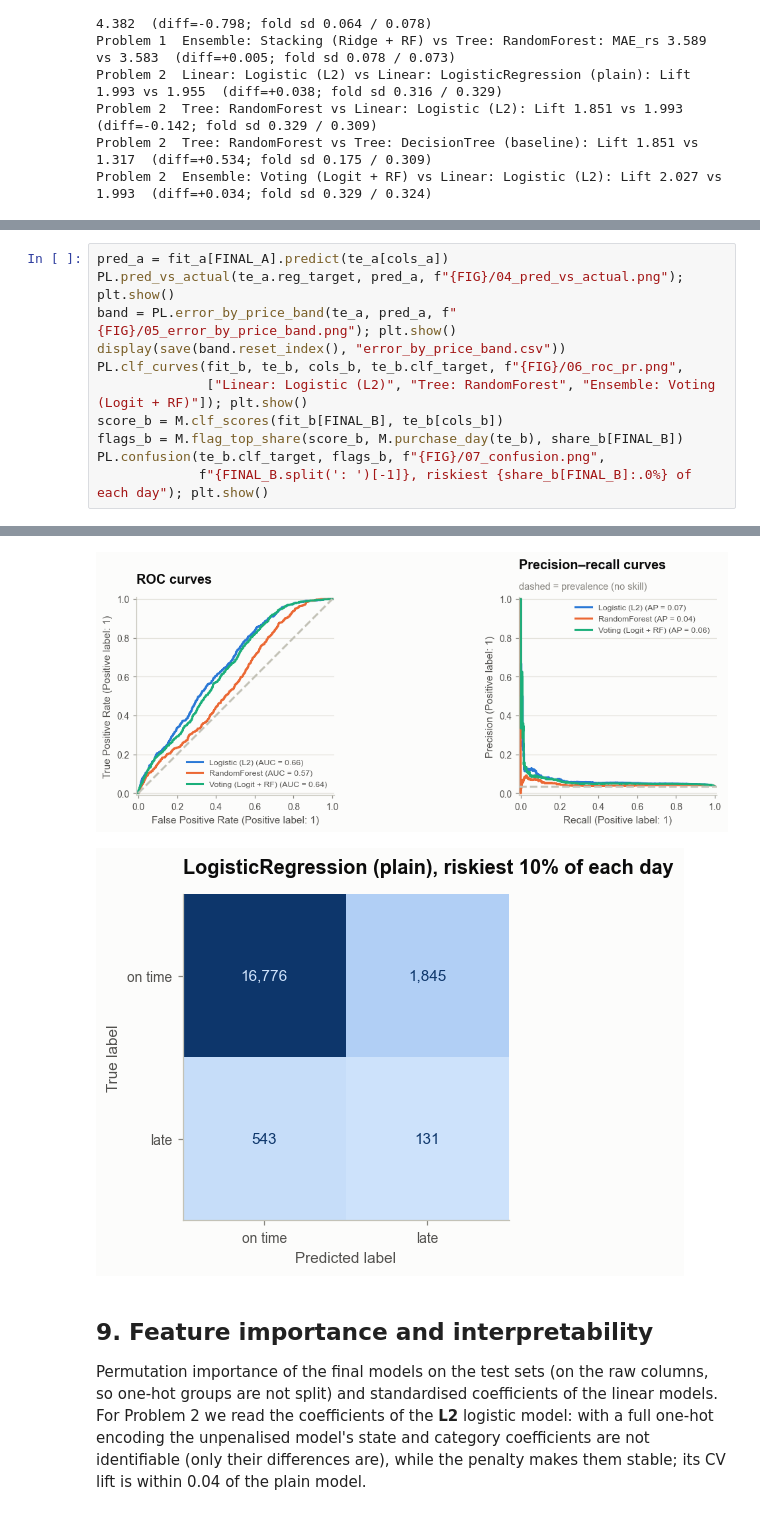
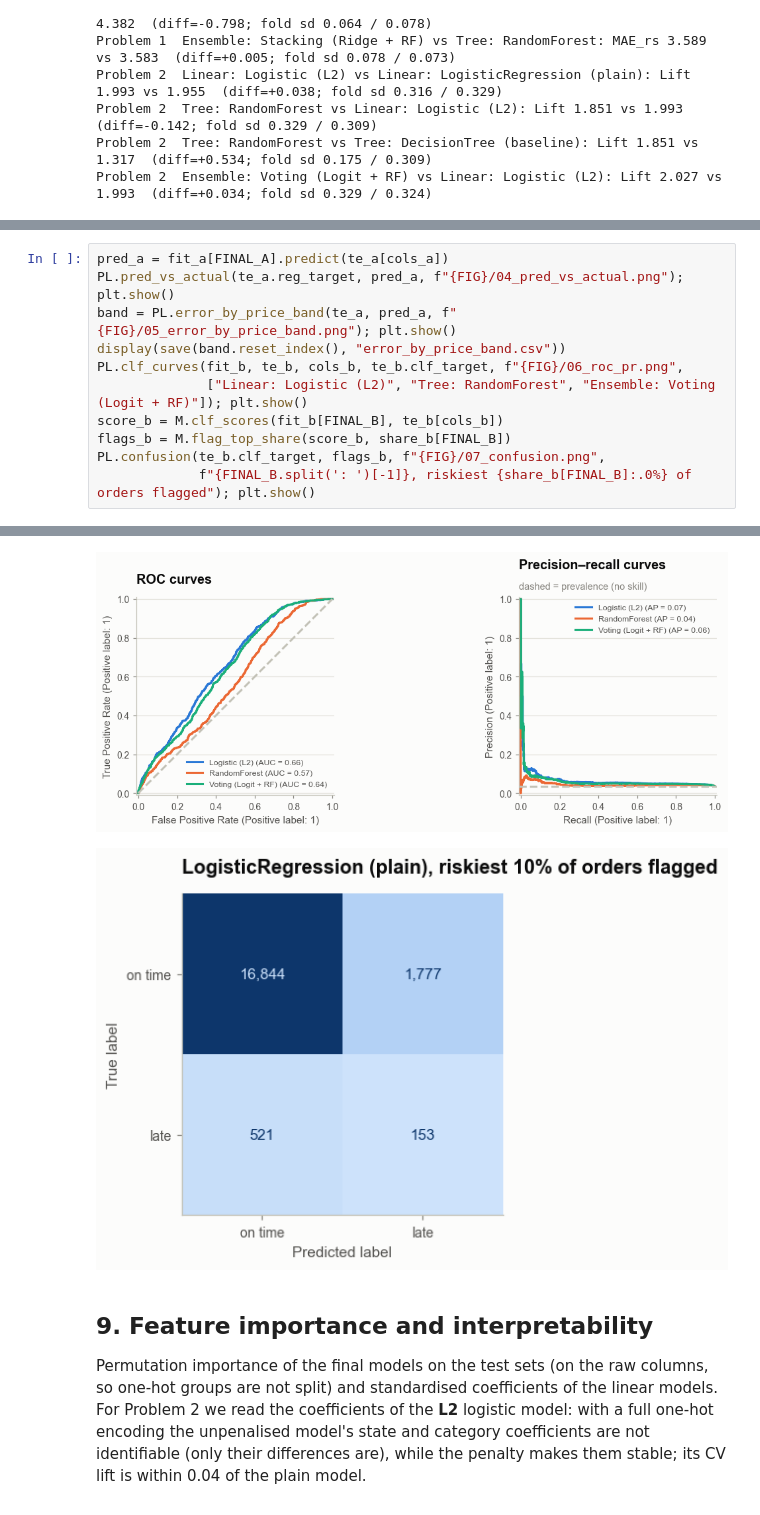
Before and after one commit to likeyou-ky/Team5_IT5006_Ecommerce_Analytics_AY2627Sem1, a Jupyter notebook: notebooks/Team5_Phase2_IT5006_AY2627Sem1.ipynb, the cells around one changed output, grey strips where cells are left out. Saved outputs shown, nothing was run; the diff lists cells and outputs as text.

```diff
--- a/notebooks/Team5_Phase2_IT5006_AY2627Sem1.ipynb
+++ b/notebooks/Team5_Phase2_IT5006_AY2627Sem1.ipynb
@@ -391,26 +383,26 @@ The four test windows (Section 10) agree: logistic models lead the forest in eve
 # %%
 pred_a = fit_a[FINAL_A].predict(te_a[cols_a])
 PL.pred_vs_actual(te_a.reg_target, pred_a, f"{FIG}/04_pred_vs_actual.png"); plt.show()
 band = PL.error_by_price_band(te_a, pred_a, f"{FIG}/05_error_by_price_band.png"); plt.show()
 display(save(band.reset_index(), "error_by_price_band.csv"))
 PL.clf_curves(fit_b, te_b, cols_b, te_b.clf_target, f"{FIG}/06_roc_pr.png",
               ["Linear: Logistic (L2)", "Tree: RandomForest", "Ensemble: Voting (Logit + RF)"]); plt.show()
 score_b = M.clf_scores(fit_b[FINAL_B], te_b[cols_b])
-flags_b = M.flag_top_share(score_b, M.purchase_day(te_b), share_b[FINAL_B])
+flags_b = M.flag_top_share(score_b, share_b[FINAL_B])
 PL.confusion(te_b.clf_target, flags_b, f"{FIG}/07_confusion.png",
-             f"{FINAL_B.split(': ')[-1]}, riskiest {share_b[FINAL_B]:.0%} of each day"); plt.show()
+             f"{FINAL_B.split(': ')[-1]}, riskiest {share_b[FINAL_B]:.0%} of orders flagged"); plt.show()
 # %% [output]
 [figure]
 [figure]
 |  | band | MAE | MAE % of mean freight | n |
 | 0 | <25 | 1.890 | 13.710 | 2,784.000 |
 | 1 | 25–50 | 2.140 | 13.916 | 5,131.000 |
 | 2 | 50–100 | 3.034 | 16.850 | 6,604.000 |
 | 3 | 100–200 | 4.411 | 19.354 | 5,337.000 |
 | 4 | 200–500 | 6.348 | 21.067 | 2,053.000 |
 | 5 | 500+ | 11.550 | 24.441 | 621.000 |
 [figure]
-[figure, old version]
+[figure, new version]
 # %% [markdown]
 ## 9. Feature importance and interpretability
 
```
Also changed, not shown: parts of 13 cells of this notebook, 6 other files.
